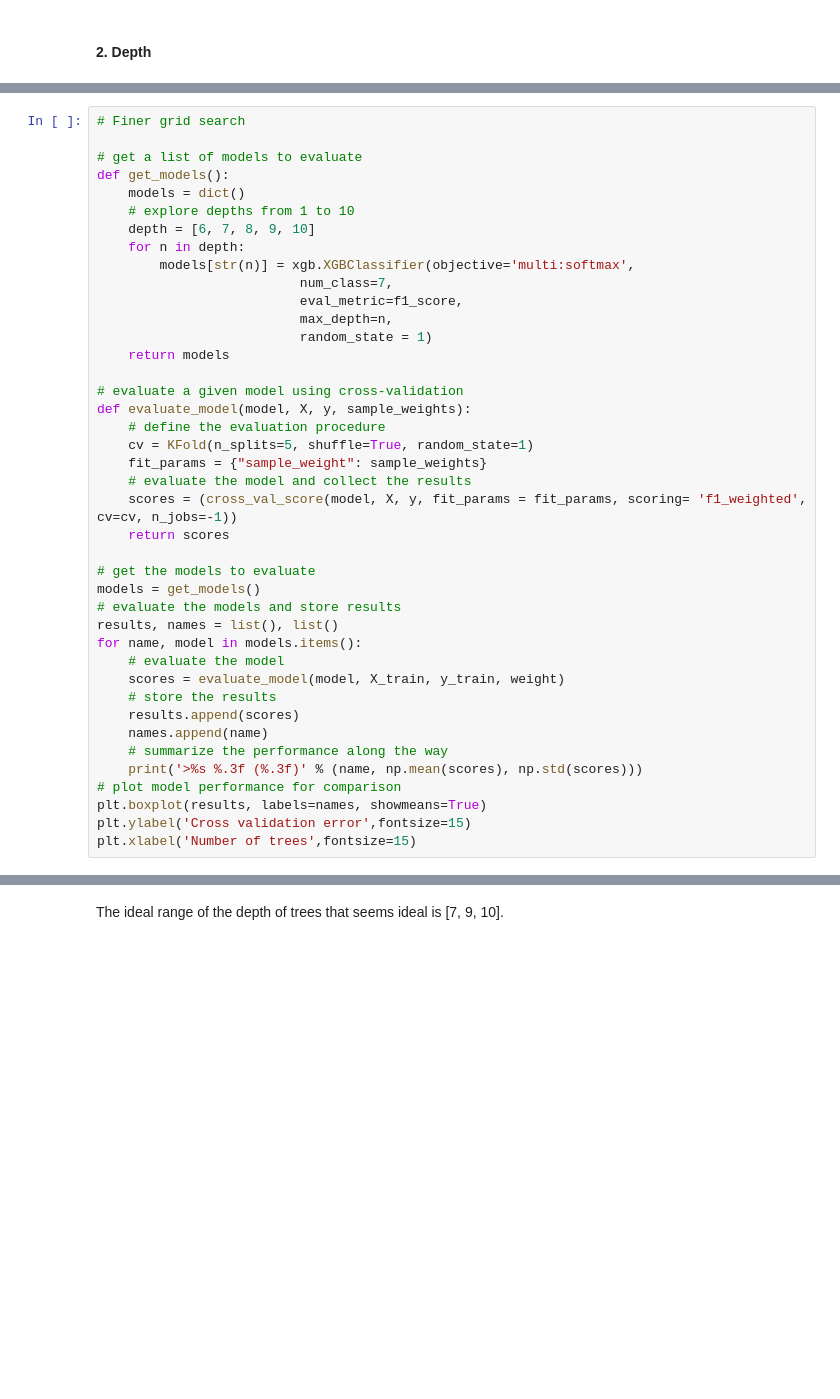
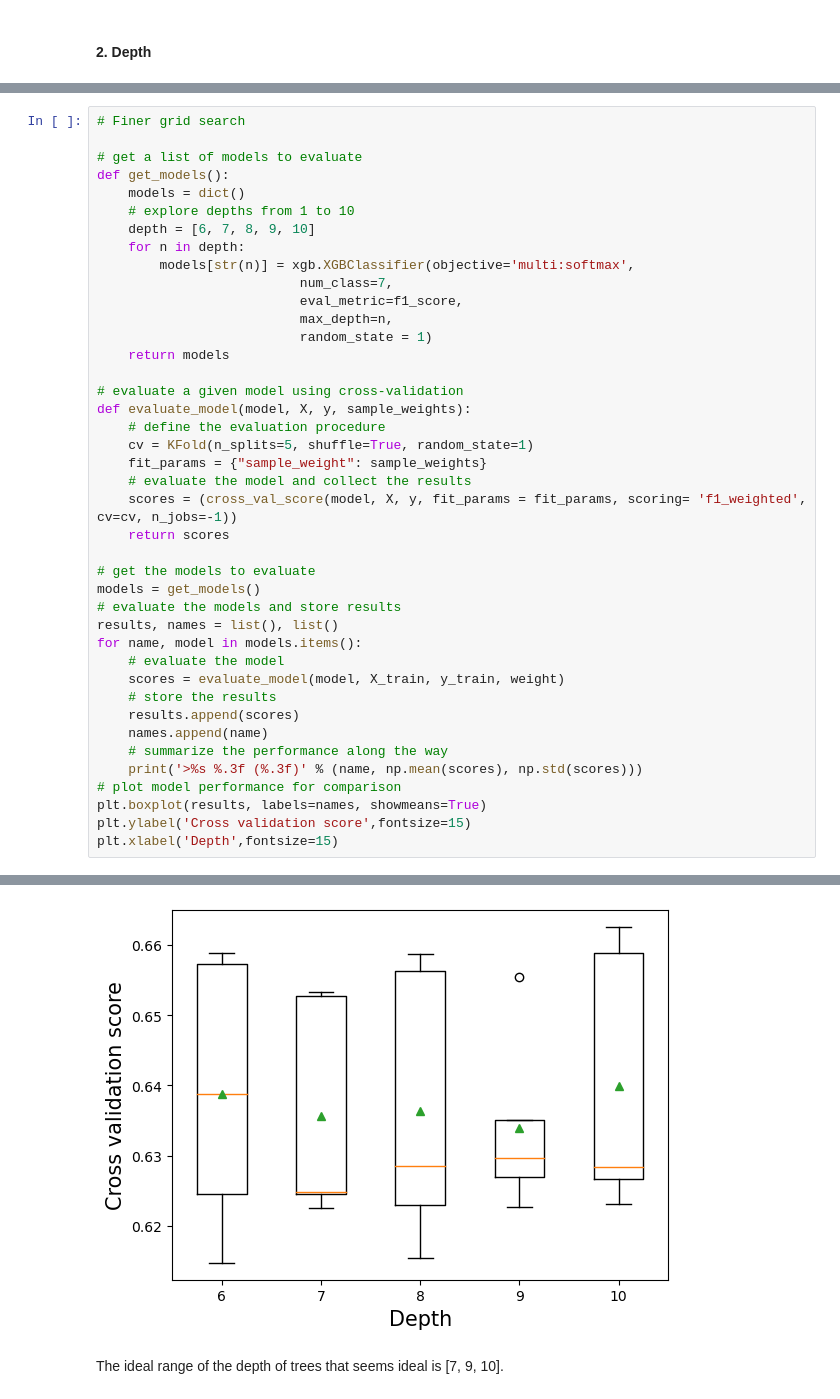
Before and after one commit to diegoschum/Zzz-303-3, a Jupyter notebook: Zzz_code.ipynb, the cells around one changed output, grey strips where cells are left out. Cells and saved outputs as stored; diff of their text form; blank space fills up the shorter version.

```diff
--- a/Zzz_code.ipynb
+++ b/Zzz_code.ipynb
@@ -1160,5 +1174,6 @@ for name, model in models.items():
     print('>%s %.3f (%.3f)' % (name, np.mean(scores), np.std(scores)))
 # plot model performance for comparison
 plt.boxplot(results, labels=names, showmeans=True)
-plt.ylabel('Cross validation error',fontsize=15)
-plt.xlabel('Number of trees',fontsize=15)
+plt.ylabel('Cross validation score',fontsize=15)
+plt.xlabel('Depth',fontsize=15)
+# %% [output]
@@ -1165,3 +1186,4 @@ plt.xlabel('Number of trees',fontsize=15)
+[figure, added]
 # %% [markdown]
 The ideal range of the depth of trees that seems ideal is [7, 9, 10].
 # %% [markdown]
```
Also changed, not shown: parts of 20 cells of this notebook, 1 other file.
